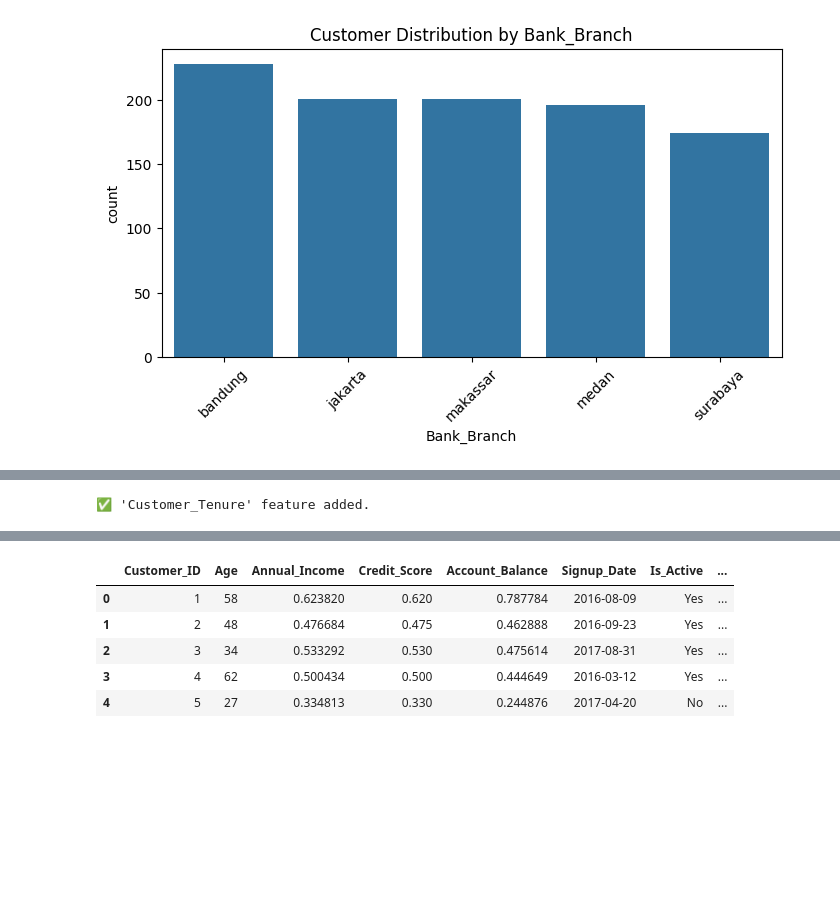
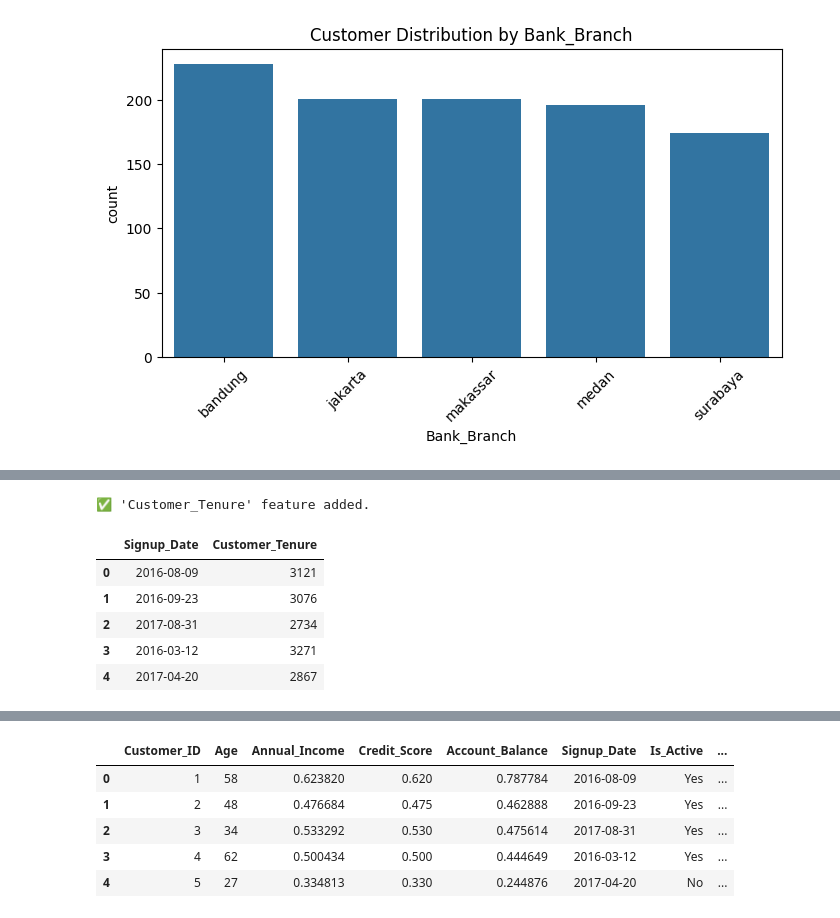
Before and after one commit to andrybrew/data-science-machine-learning-BI, a Jupyter notebook: DS/001_EDA_Data_Preprocessing_n_Data_Visualization.ipynb, the cells around one changed output, grey strips where cells are left out. Saved outputs shown, nothing was run; the diff lists cells and outputs as text; code cells hidden in the pictures; blank space fills up the shorter version.

```diff
--- a/DS/001_EDA_Data_Preprocessing_n_Data_Visualization.ipynb
+++ b/DS/001_EDA_Data_Preprocessing_n_Data_Visualization.ipynb
@@ -337,10 +414,17 @@ plt.show()
 # %%
 # Calculate customer tenure
 data['Customer_Tenure'] = (datetime.today() - data['Signup_Date']).dt.days
 
-print("\n✅ 'Customer_Tenure' feature added.")
+print("\n✅ 'Customer_Tenure' feature added.\n")
+display(data[['Signup_Date', 'Customer_Tenure']].head())
 # %% [output]
 ✅ 'Customer_Tenure' feature added.
+|  | Signup_Date | Customer_Tenure |
+| 0 | 2016-08-09 | 3121 |
+| 1 | 2016-09-23 | 3076 |
+| 2 | 2017-08-31 | 2734 |
+| 3 | 2016-03-12 | 3271 |
+| 4 | 2017-04-20 | 2867 |
 # %%
 # One-Hot Encoding
 data = pd.get_dummies(data, columns=['Account_Type', 'Bank_Branch'], drop_first=True)
```
Also changed, not shown: parts of 27 cells of this notebook.
